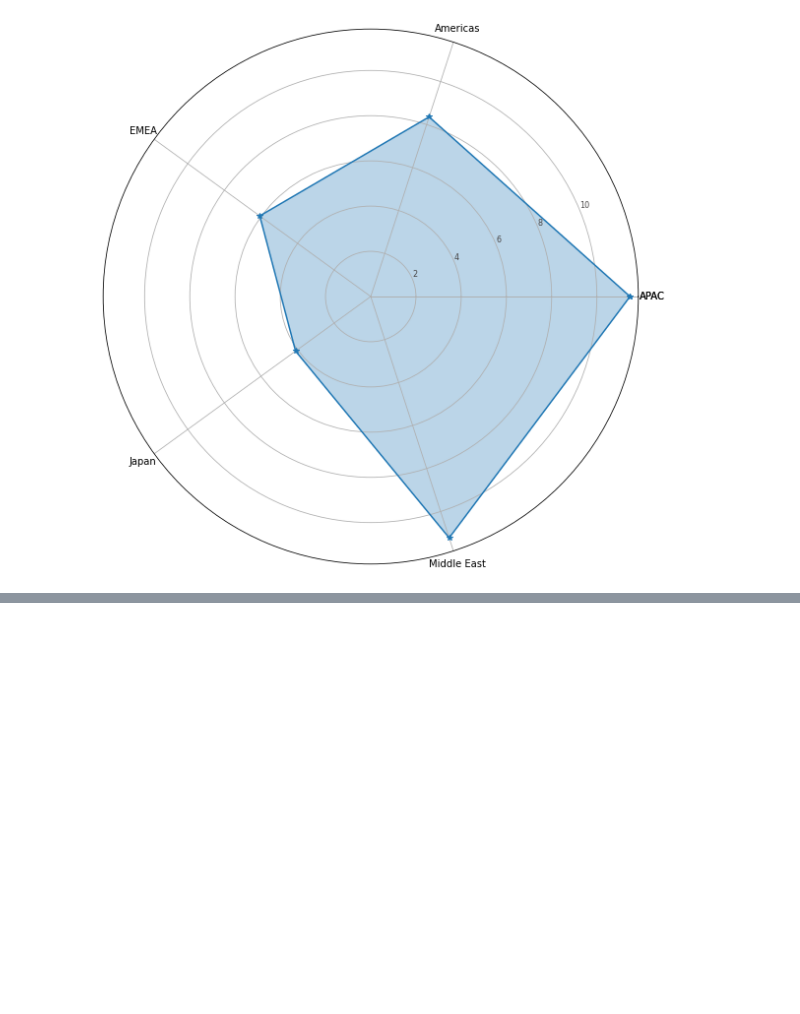
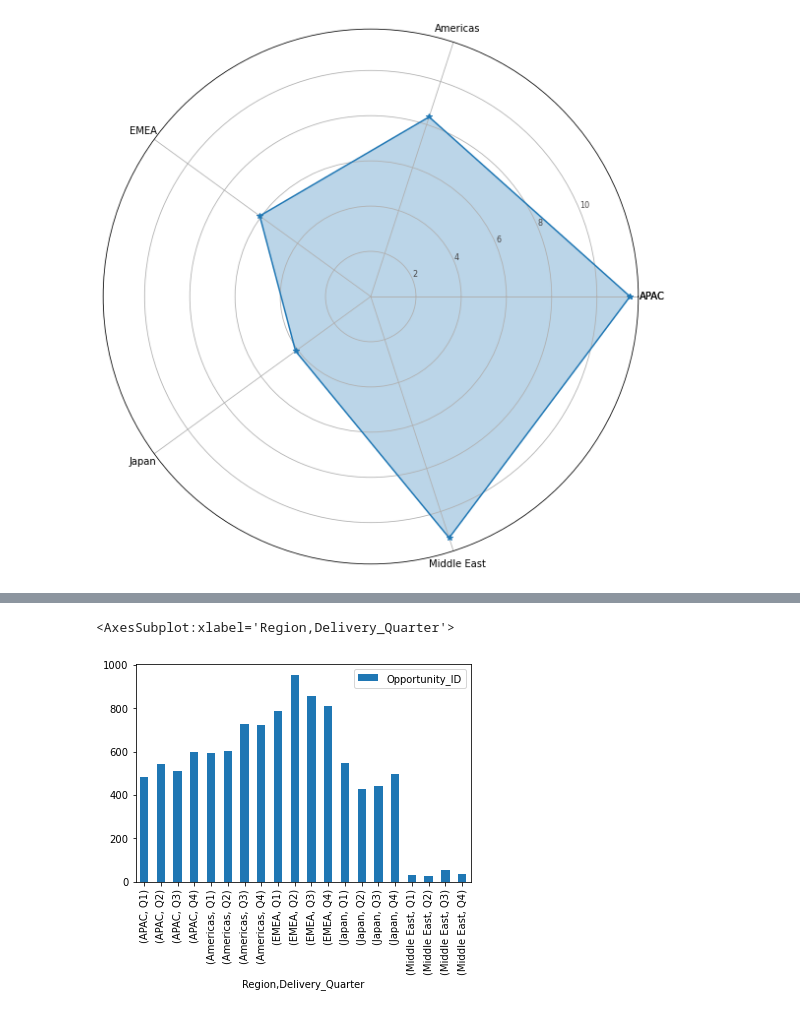
Before and after one commit to faristegui/tpdatos-2c-2020, a Jupyter notebook: tp1-franco.ipynb, the cells around one changed output, grey strips where cells are left out. Drawn from its saved outputs; the diff is of its cells as text; code cells hidden in the pictures; blank space fills up the shorter version.

```diff
--- a/tp1-franco.ipynb
+++ b/tp1-franco.ipynb
@@ -401,0 +456,6 @@ Name: Territory, Length: 76, dtype: int64
+# %%
+grouped = data_frame.groupby(['Region','Delivery_Quarter']).agg({'Opportunity_ID':pd.Series.nunique})
+grouped.plot.bar()
+# %% [output]
+<AxesSubplot:xlabel='Region,Delivery_Quarter'>
+[figure, added]
```
Also changed, not shown: parts of 10 cells of this notebook, 2 other files.
